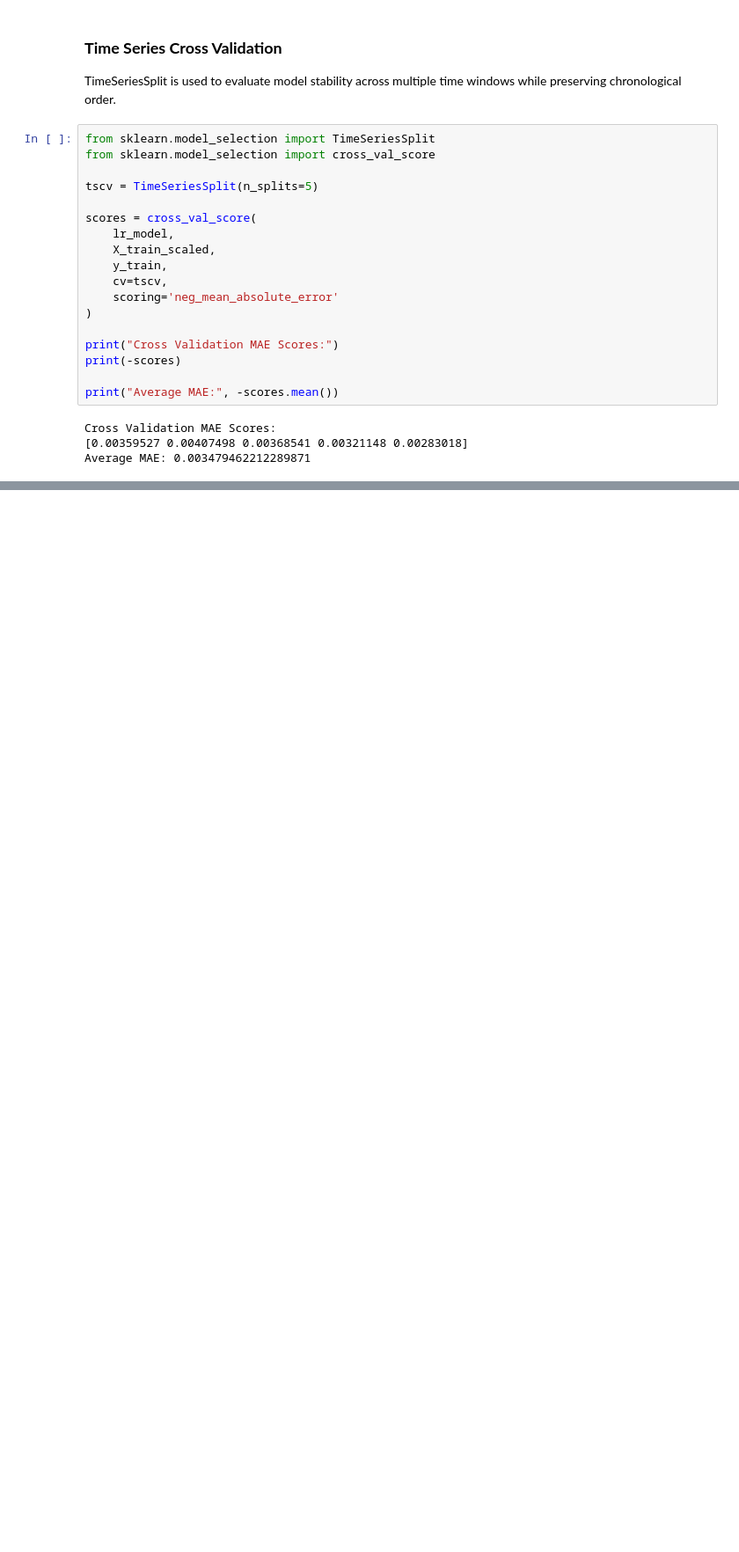
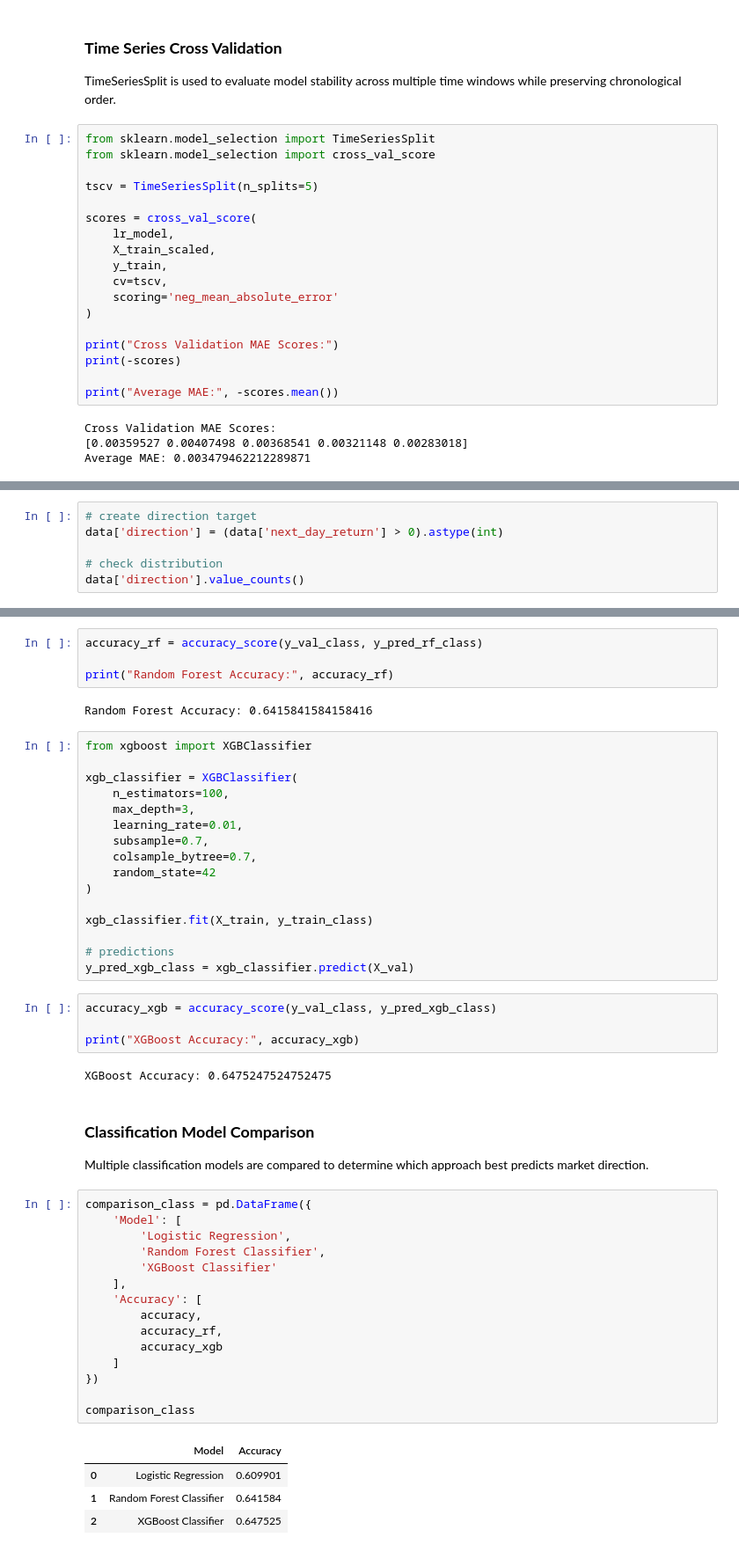
Before and after one commit to Assesa44/Stock-Market-Prediction, a Jupyter notebook: notebooks/notebook.ipynb, the cells around one changed output, grey strips where cells are left out. Shown at 88% size. Cells and saved outputs as stored; diff of their text form; blank space fills up the shorter version.

```diff
--- a/notebooks/notebook.ipynb
+++ b/notebooks/notebook.ipynb
@@ -2151,0 +2162,6 @@ Average MAE: 0.003479462212289871
+# %%
+# create direction target
+data['direction'] = (data['next_day_return'] > 0).astype(int)
+
+# check distribution
+data['direction'].value_counts()
@@ -2151,0 +2352,52 @@ Average MAE: 0.003479462212289871
+# %%
+accuracy_rf = accuracy_score(y_val_class, y_pred_rf_class)
+
+print("Random Forest Accuracy:", accuracy_rf)
+# %% [output]
+Random Forest Accuracy: 0.6415841584158416
+# %%
+from xgboost import XGBClassifier
+
+xgb_classifier = XGBClassifier(
+    n_estimators=100,
+    max_depth=3,
+    learning_rate=0.01,
+    subsample=0.7,
+    colsample_bytree=0.7,
+    random_state=42
+)
+
+xgb_classifier.fit(X_train, y_train_class)
+
+# predictions
+y_pred_xgb_class = xgb_classifier.predict(X_val)
+# %%
+accuracy_xgb = accuracy_score(y_val_class, y_pred_xgb_class)
+
+print("XGBoost Accuracy:", accuracy_xgb)
+# %% [output]
+XGBoost Accuracy: 0.6475247524752475
+# %% [markdown]
+### **Classification Model Comparison**
+
+Multiple classification models are compared to determine which approach best predicts market direction.
+# %%
+comparison_class = pd.DataFrame({
+    'Model': [
+        'Logistic Regression',
+        'Random Forest Classifier',
+        'XGBoost Classifier'
+    ],
+    'Accuracy': [
+        accuracy,
+        accuracy_rf,
+        accuracy_xgb
+    ]
+})
+
+comparison_class
+# %% [output]
+|  | Model | Accuracy |
+| 0 | Logistic Regression | 0.609901 |
+| 1 | Random Forest Classifier | 0.641584 |
+| 2 | XGBoost Classifier | 0.647525 |
```
Also changed, not shown: parts of 19 cells of this notebook.
